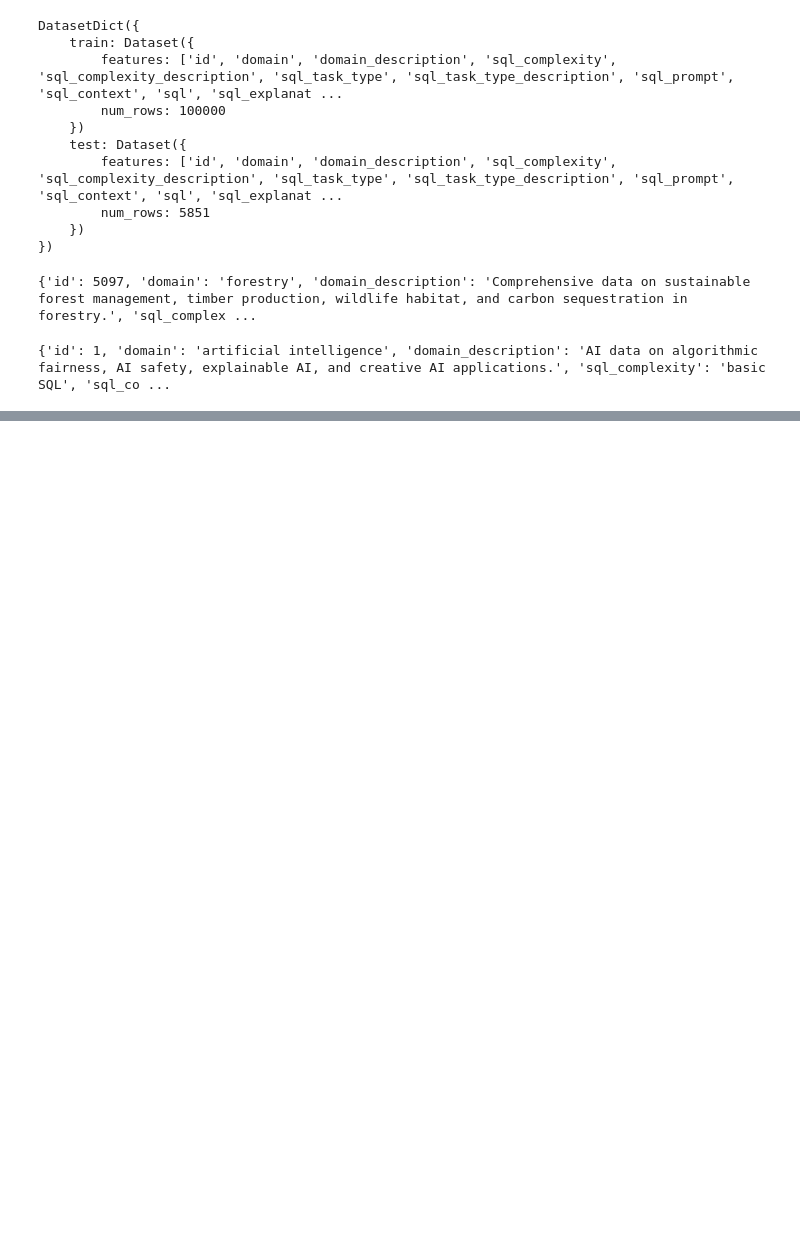
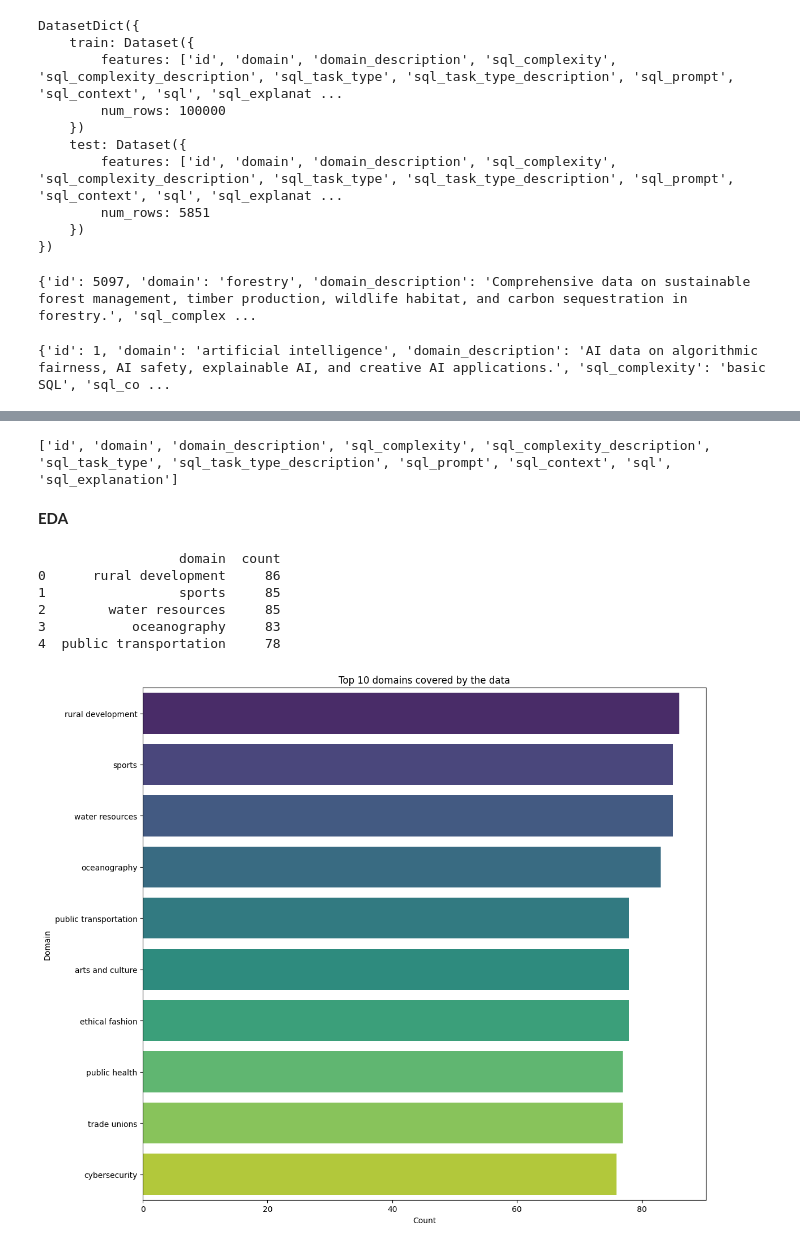
Before and after one commit to mostaphaelansari/Text-to-SQL-Generator, a Jupyter notebook: text_to_sql_generator/notebooks/data_exploration.ipynb, the cells around one changed output, grey strips where cells are left out. Drawn from its saved outputs; the diff is of its cells as text; code cells hidden in the pictures; blank space fills up the shorter version.

```diff
--- a/text_to_sql_generator/notebooks/data_exploration.ipynb
+++ b/text_to_sql_generator/notebooks/data_exploration.ipynb
@@ -54,3 +54,38 @@ data.head()
 | 2 | 3 | aerospace | Aircraft manufacturing data, sate... | aggregation | aggregation functions (COUNT, SUM... | analytics and reporting | ... |
 | 3 | 4 | aquaculture | Aquatic farming data, fish stock ... | basic SQL | basic SQL with a simple select st... | analytics and reporting | ... |
 | 4 | 5 | entertainment industry | Audience demographics, viewership... | basic SQL | basic SQL with a simple select st... | analytics and reporting | ... |
+# %%
+print(data.columns.tolist())
+# %% [output]
+['id', 'domain', 'domain_description', 'sql_complexity', 'sql_complexity_description', 'sql_task_type', 'sql_task_type_description', 'sql_prompt', 'sql_context', 'sql', 'sql_explanation']
+# %% [markdown]
+**EDA**
+# %%
+domain_counts = data["domain"].value_counts().reset_index()
+domain_counts = domain_counts[:10]
+domain_counts.columns = ["domain", "count"]
+print(domain_counts.head())
+# %% [output]
+                  domain  count
+0      rural development     86
+1                 sports     85
+2        water resources     85
+3           oceanography     83
+4  public transportation     78
+# %%
+plt.figure(figsize=(12, 10))
+sns.barplot(
+    data=domain_counts,
+    x="count",
+    y="domain",
+    orient="h",
+    palette="viridis",
+    hue="domain",legend = False
+)
+plt.title("Top 10 domains covered by the data")
+plt.xlabel("Count")
+plt.ylabel("Domain")
+plt.tight_layout()
+plt.show()
+# %% [output]
+[figure, added]
```
Also changed, not shown: parts of 6 cells of this notebook, 3 other files.
